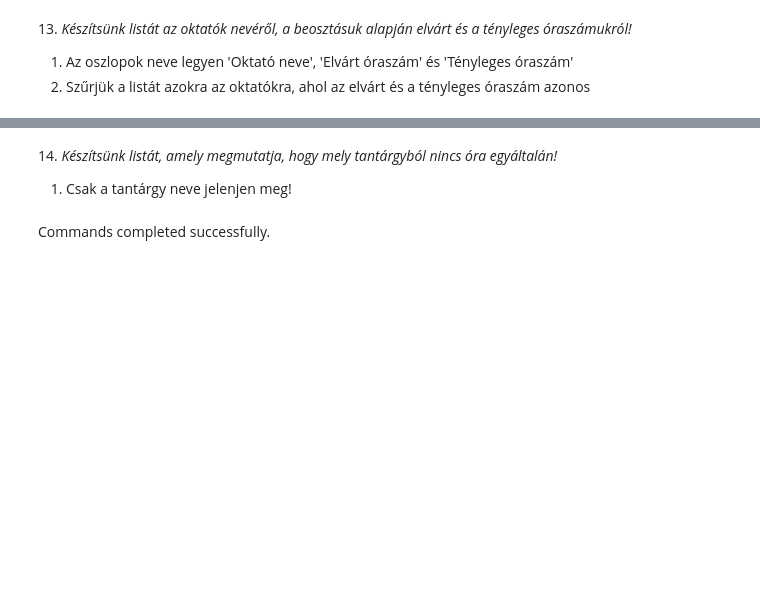
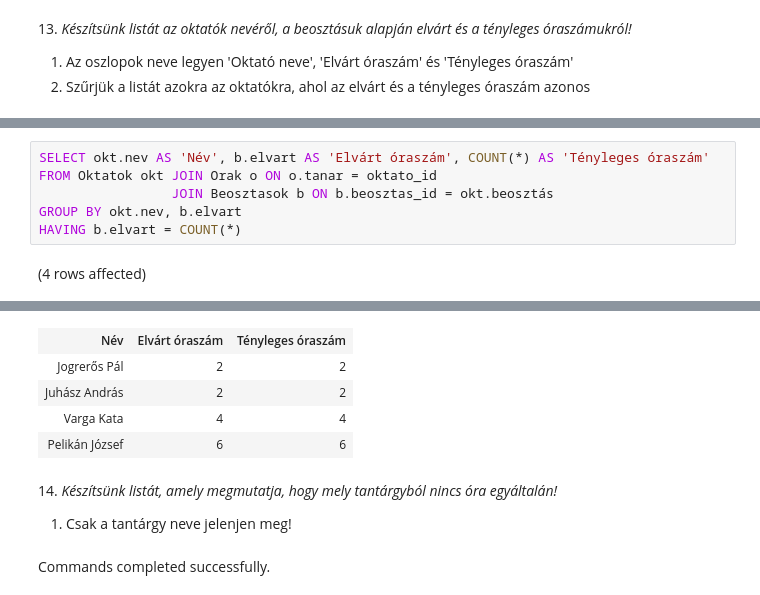
Before and after one commit to tmilan104/Adatbazis, a Jupyter notebook: gyakorlat03_feladatok.ipynb, the cells around one changed output, grey strips where cells are left out. Saved outputs shown, nothing was run; the diff lists cells and outputs as text; blank space fills up the shorter version.

```diff
--- a/gyakorlat03_feladatok.ipynb
+++ b/gyakorlat03_feladatok.ipynb
@@ -188,0 +209,8 @@ Total execution time: 00:00:00
+# %%
+SELECT okt.nev AS 'Név', b.elvart AS 'Elvárt óraszám', COUNT(*) AS 'Tényleges óraszám'
+FROM Oktatok okt JOIN Orak o ON o.tanar = oktato_id
+                 JOIN Beosztasok b ON b.beosztas_id = okt.beosztás
+GROUP BY okt.nev, b.elvart
+HAVING b.elvart = COUNT(*)
+# %% [output]
+(4 rows affected)
@@ -189,3 +218,8 @@ Total execution time: 00:00:00
+| Név | Elvárt óraszám | Tényleges óraszám |
+| Jogrerős Pál | 2 | 2 |
+| Juhász András | 2 | 2 |
+| Varga Kata | 4 | 4 |
+| Pelikán József | 6 | 6 |
 # %% [markdown]
 14. _Készítsünk listát, amely megmutatja, hogy mely tantárgyból nincs óra egyáltalán!_
 
```
Also changed, not shown: parts of 6 cells of this notebook.
